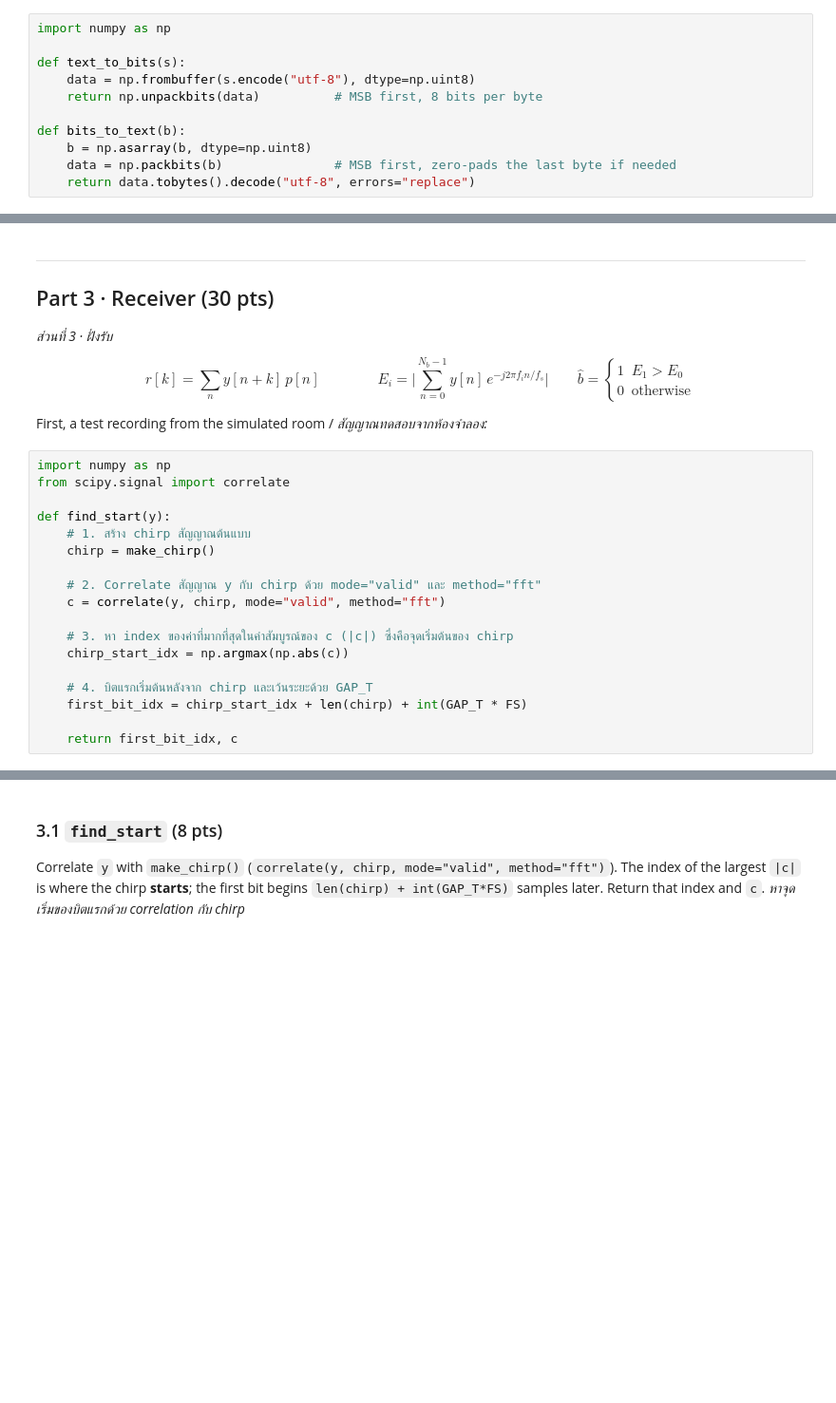
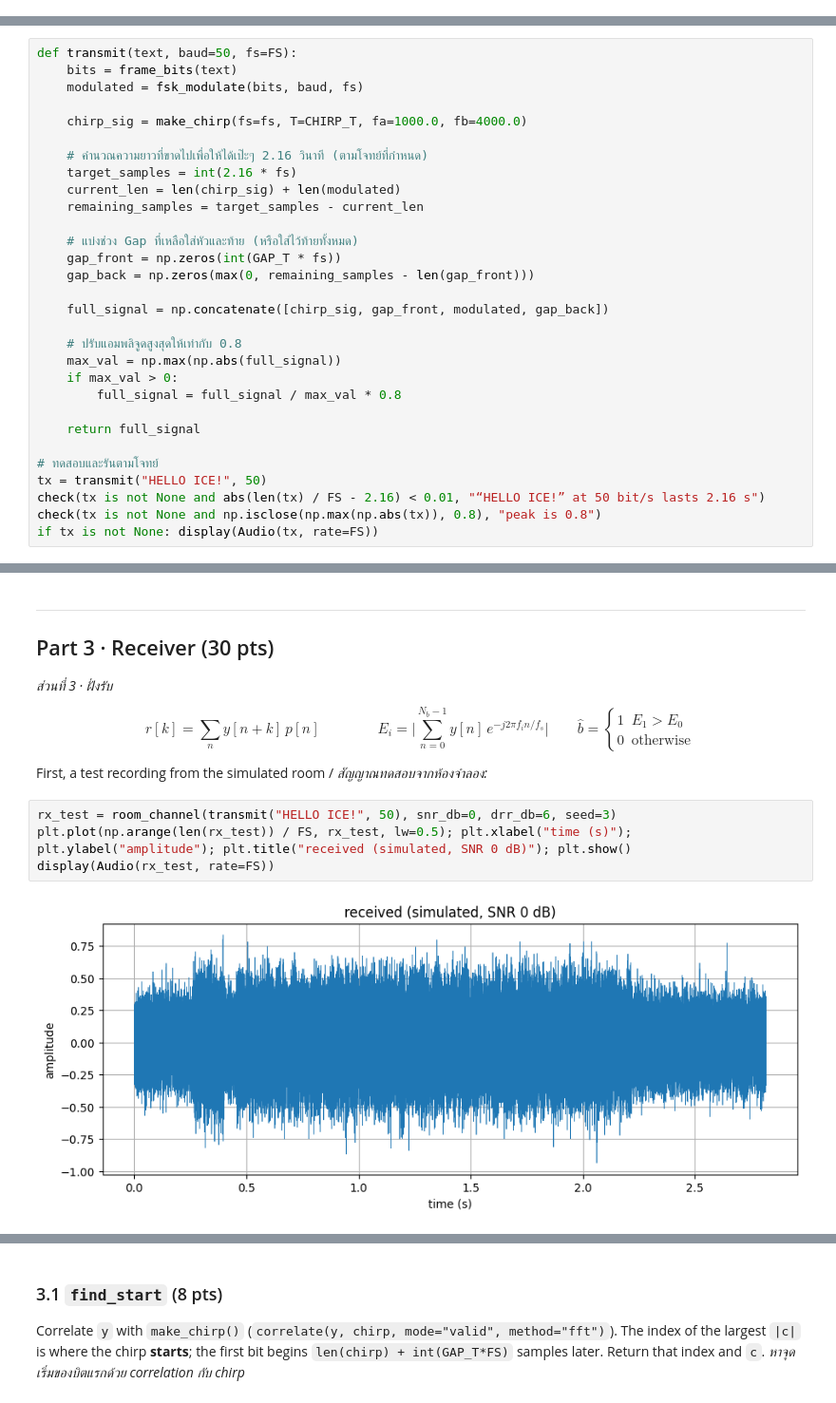
Before and after one commit to naruedisriparn-sketch/DSP, a Jupyter notebook: Y3Lab2_worksheet2256_2272.ipynb, the cells around one changed output, grey strips where cells are left out. Shown at 95% size. Drawn from its saved outputs; the diff is of its cells as text; blank space fills up the shorter version.

```diff
--- a/Y3Lab2_worksheet2256_2272.ipynb
+++ b/Y3Lab2_worksheet2256_2272.ipynb
@@ -146,14 +146,3 @@ Helpers ready. In Colab: True
 ### 1.1 Encode and decode (5 pts)
 - `text_to_bits(s)`: UTF-8 bytes → array of 0/1 (most significant bit first). 💡 `s.encode("utf-8")`, `np.frombuffer(..., dtype=np.uint8)`, `np.unpackbits`
 - `bits_to_text(b)`: the reverse. Use `errors="replace"` so broken bytes show as � instead of crashing. 💡 `np.packbits`, `.tobytes().decode(...)`
-# %%
-import numpy as np
-
-def text_to_bits(s):
-    data = np.frombuffer(s.encode("utf-8"), dtype=np.uint8)
-    return np.unpackbits(data)          # MSB first, 8 bits per byte
-
-def bits_to_text(b):
-    b = np.asarray(b, dtype=np.uint8)
-    data = np.packbits(b)               # MSB first, zero-pads the last byte if needed
-    return data.tobytes().decode("utf-8", errors="replace")
@@ -253,0 +255,30 @@ def transmit(text, baud=50, fs=FS):
+# %%
+def transmit(text, baud=50, fs=FS):
+    bits = frame_bits(text)
+    modulated = fsk_modulate(bits, baud, fs)
+
+    chirp_sig = make_chirp(fs=fs, T=CHIRP_T, fa=1000.0, fb=4000.0)
+
+    # คำนวณความยาวที่ขาดไปเพื่อให้ได้เป๊ะๆ 2.16 วินาที (ตามโจทย์ที่กำหนด)
+    target_samples = int(2.16 * fs)
+    current_len = len(chirp_sig) + len(modulated)
+    remaining_samples = target_samples - current_len
+
+    # แบ่งช่วง Gap ที่เหลือใส่หัวและท้าย (หรือใส่ไว้ท้ายทั้งหมด)
+    gap_front = np.zeros(int(GAP_T * fs))
+    gap_back = np.zeros(max(0, remaining_samples - len(gap_front)))
+
+    full_signal = np.concatenate([chirp_sig, gap_front, modulated, gap_back])
+
+    # ปรับแอมพลิจูดสูงสุดให้เท่ากับ 0.8
+    max_val = np.max(np.abs(full_signal))
+    if max_val > 0:
+        full_signal = full_signal / max_val * 0.8
+
+    return full_signal
+
+# ทดสอบและรันตามโจทย์
+tx = transmit("HELLO ICE!", 50)
+check(tx is not None and abs(len(tx) / FS - 2.16) < 0.01, "“HELLO ICE!” at 50 bit/s lasts 2.16 s")
+check(tx is not None and np.isclose(np.max(np.abs(tx)), 0.8), "peak is 0.8")
+if tx is not None: display(Audio(tx, rate=FS))
@@ -293,21 +337,9 @@ plt.show()
 $$r[k] = \sum_n y[n+k]\,p[n] \qquad\qquad E_i = \Big|\sum_{n=0}^{N_b-1} y[n]\,e^{-j2\pi f_i n/f_s}\Big| \qquad \hat b = \begin{cases}1 & E_1 > E_0\\ 0 & \text{otherwise}\end{cases}$$
 
 First, a test recording from the simulated room / *สัญญาณทดสอบจากห้องจำลอง:*
-# %%
-import numpy as np
-from scipy.signal import correlate
-
-def find_start(y):
-    # 1. สร้าง chirp สัญญาณต้นแบบ
-    chirp = make_chirp()
-
-    # 2. Correlate สัญญาณ y กับ chirp ด้วย mode="valid" และ method="fft"
-    c = correlate(y, chirp, mode="valid", method="fft")
-
-    # 3. หา index ของค่าที่มากที่สุดในค่าสัมบูรณ์ของ c (|c|) ซึ่งคือจุดเริ่มต้นของ chirp
-    chirp_start_idx = np.argmax(np.abs(c))
-
-    # 4. บิตแรกเริ่มต้นหลังจาก chirp และเว้นระยะด้วย GAP_T
-    first_bit_idx = chirp_start_idx + len(chirp) + int(GAP_T * FS)
-
-    return first_bit_idx, c
+# %%
+rx_test = room_channel(transmit("HELLO ICE!", 50), snr_db=0, drr_db=6, seed=3)
+plt.plot(np.arange(len(rx_test)) / FS, rx_test, lw=0.5); plt.xlabel("time (s)"); plt.ylabel("amplitude"); plt.title("received (simulated, SNR 0 dB)"); plt.show()
+display(Audio(rx_test, rate=FS))
+# %% [output]
+[figure, added]
```
Also changed, not shown: parts of 35 cells of this notebook.
